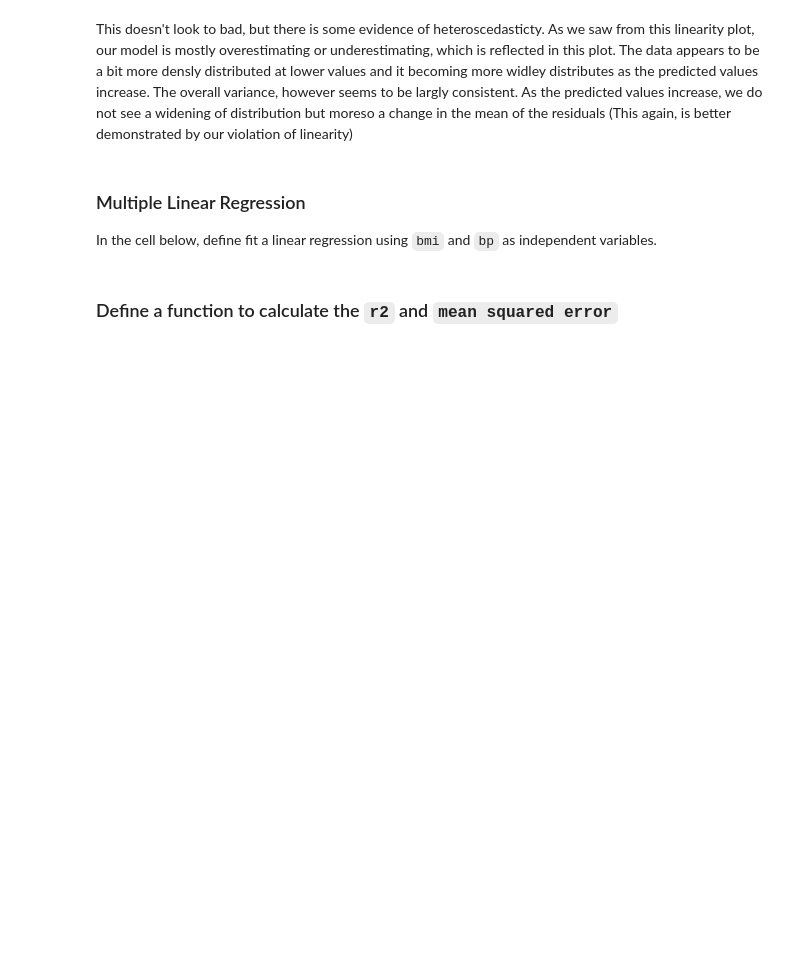
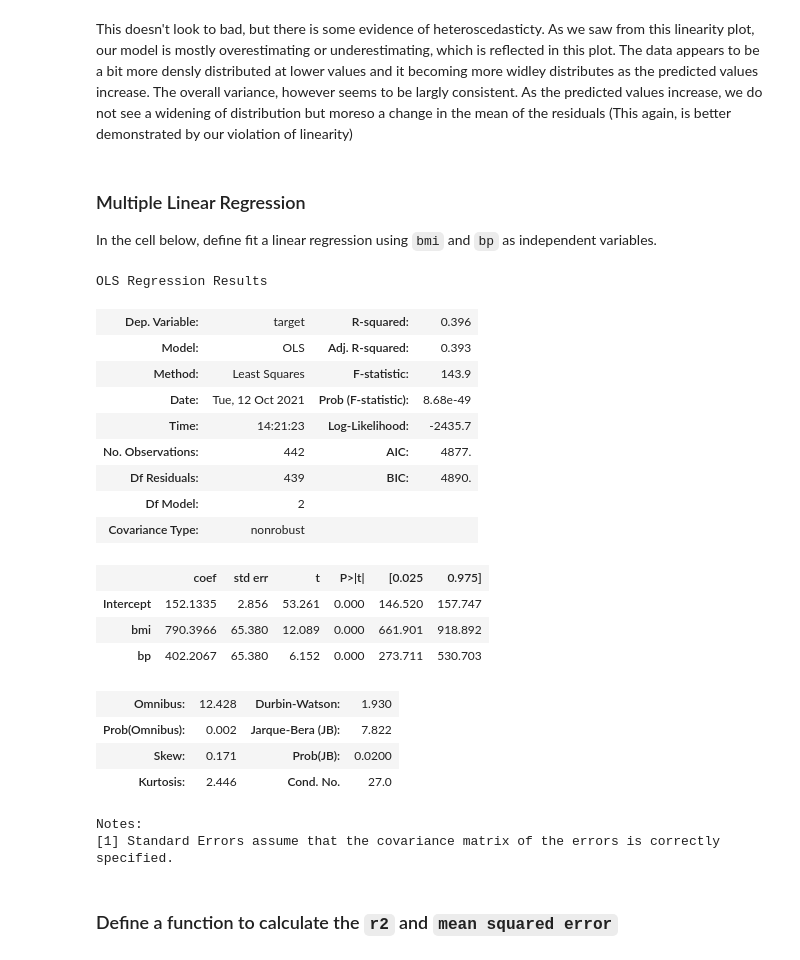
Before and after one commit to learn-co-students/bsc-linear-warmdown-1, a Jupyter notebook: .solution_files/index.ipynb, the cells around one changed output. Saved outputs shown, nothing was run; the diff lists cells and outputs as text; code cells hidden in the pictures; blank space fills up the shorter version.

```diff
--- a/.solution_files/index.ipynb
+++ b/.solution_files/index.ipynb
@@ -266,3 +305,29 @@ model2.summary()
+# %%
+formula2 = 'target~bmi + bp'
+
+model2 = smf.ols(formula2, df).fit()
+model2.summary()
+# %% [output]
+OLS Regression Results
+| Dep. Variable: | target | R-squared: | 0.396 |
+| Model: | OLS | Adj. R-squared: | 0.393 |
+| Method: | Least Squares | F-statistic: | 143.9 |
+| Date: | Tue, 12 Oct 2021 | Prob (F-statistic): | 8.68e-49 |
+| Time: | 14:21:23 | Log-Likelihood: | -2435.7 |
+| No. Observations: | 442 | AIC: | 4877. |
+| Df Residuals: | 439 | BIC: | 4890. |
+| Df Model: | 2 |  |  |
+| Covariance Type: | nonrobust |  |  |
+|  | coef | std err | t | P>|t| | [0.025 | 0.975] |
+| Intercept | 152.1335 | 2.856 | 53.261 | 0.000 | 146.520 | 157.747 |
+| bmi | 790.3966 | 65.380 | 12.089 | 0.000 | 661.901 | 918.892 |
+| bp | 402.2067 | 65.380 | 6.152 | 0.000 | 273.711 | 530.703 |
+| Omnibus: | 12.428 | Durbin-Watson: | 1.930 |
+| Prob(Omnibus): | 0.002 | Jarque-Bera (JB): | 7.822 |
+| Skew: | 0.171 | Prob(JB): | 0.0200 |
+| Kurtosis: | 2.446 | Cond. No. | 27.0 |
+Notes:
+[1] Standard Errors assume that the covariance matrix of the errors is correctly specified.
 # %% [markdown]
 ### Define a function to calculate the `r2` and `mean squared error`
 # %%
```
Also changed, not shown: parts of 15 cells of this notebook, 3 other files.
